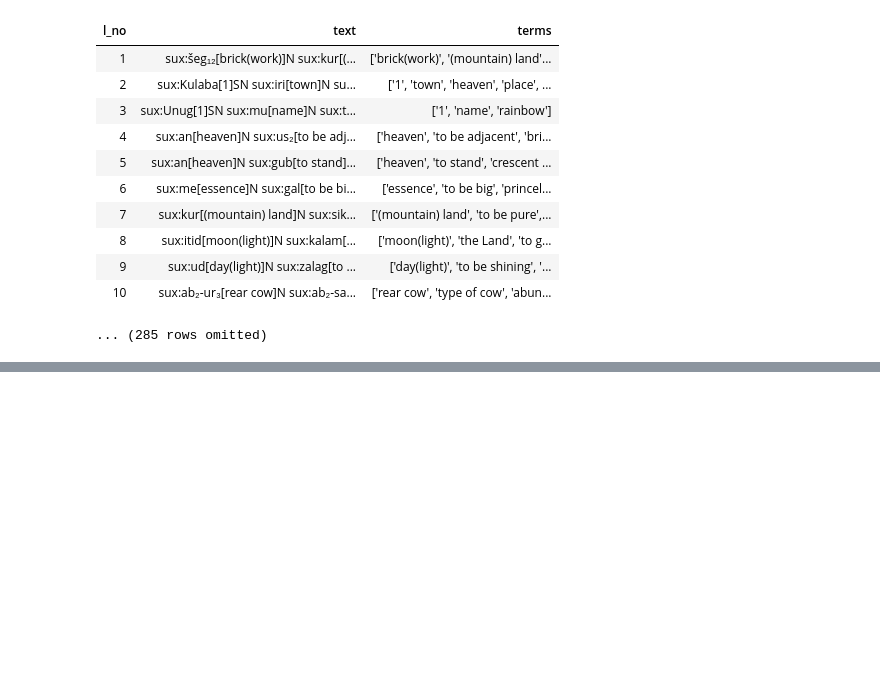
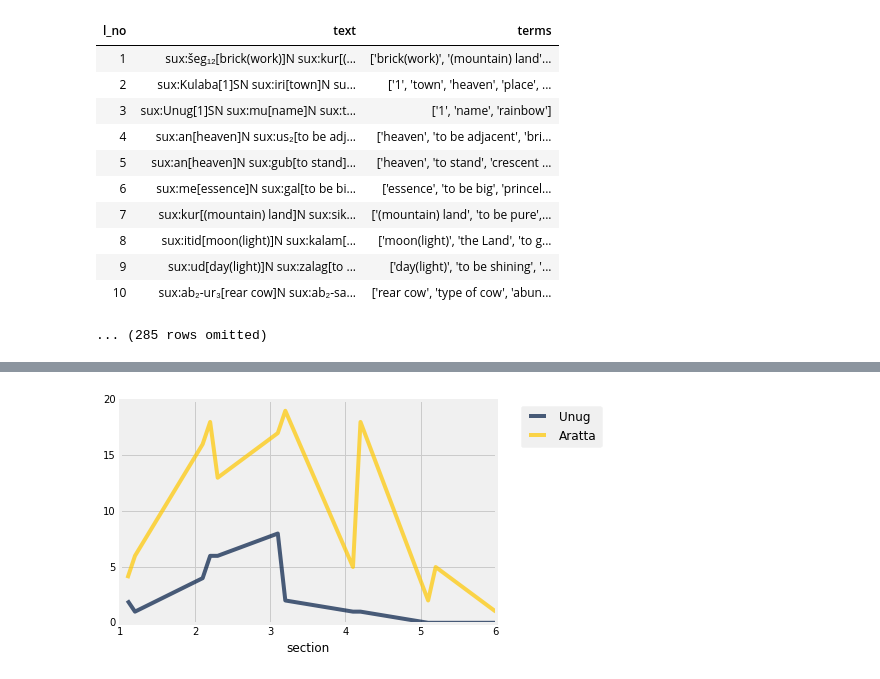
Before and after one commit to BIDS-projects/modules, a Jupyter notebook: digital-assyriology/Digital-Assyriology.ipynb, the cells around one changed output, grey strips where cells are left out. Saved outputs shown, nothing was run; the diff lists cells and outputs as text; code cells hidden in the pictures; blank space fills up the shorter version.

```diff
--- a/digital-assyriology/Digital-Assyriology.ipynb
+++ b/digital-assyriology/Digital-Assyriology.ipynb
@@ -114,0 +276,4 @@ Enmerkar_table.drop('text')
+# %%
+Enmerkar_plot.select(['section', 'Unug', 'Aratta']).plot('section', overlay=True)
+# %% [output]
+[figure, added]
```
Also changed, not shown: parts of 12 cells of this notebook, 1 other file.
